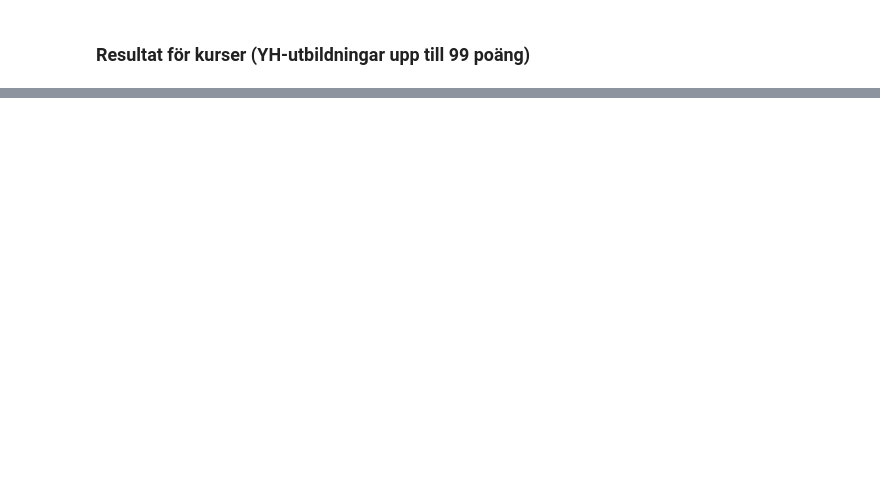
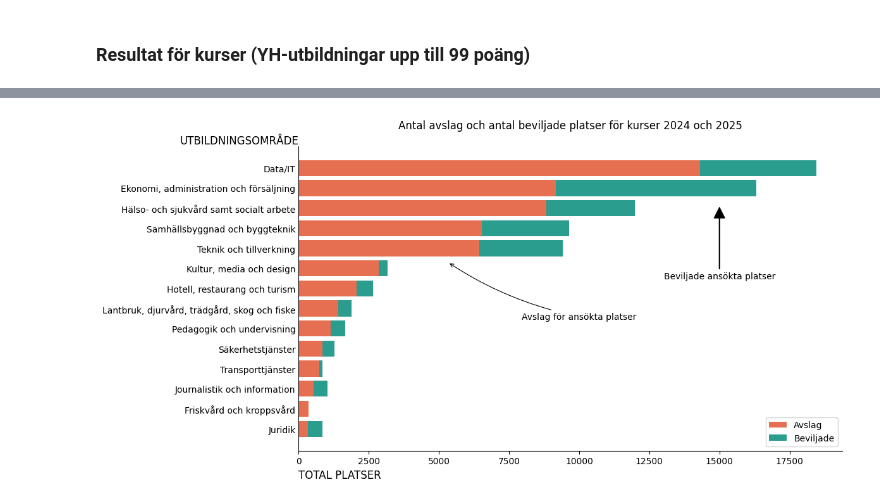
Before and after one commit to plyschbjorn/yh_project_the_skool_group4, a Jupyter notebook: EDA_filer/EDA_Eyoub.ipynb, the cells around one changed output, grey strips where cells are left out. Cells and saved outputs as stored; diff of their text form; code cells hidden in the pictures; blank space fills up the shorter version.

```diff
--- a/EDA_filer/EDA_Eyoub.ipynb
+++ b/EDA_filer/EDA_Eyoub.ipynb
@@ -130,0 +160,14 @@ result_df.head()
+# %%
+import duckdb
+bevilade_avslag = duckdb.query(
+    """--sql
+    SELECT
+        apu."Sökt utbildningsområde",
+        apu."Total ansökta platser",
+        b."Totalt antal beviljade platser"
+    FROM
+        beviljade b
+    LEFT JOIN
+        ansökta_platser_utbildningsområde apu ON b.id = apu.id;
+    """
+).df()
@@ -130,0 +253,5 @@ result_df.head()
+# %%
+bevilade_avslag["antal_avslag"] = bevilade_avslag["Total ansökta platser"] - bevilade_avslag["Totalt antal beviljade platser"]
+# %%
+bevilade_avslag.drop("Total ansökta platser", axis=1, inplace=True)
+bevilade_avslag
@@ -130,0 +274,64 @@ result_df.head()
+# %%
+import numpy as np
+import matplotlib.pyplot as plt
+
+
+bevilade_avslag.sort_values(by="antal_avslag", inplace=True)
+
+fig, ax = plt.subplots(figsize=(12, 6))
+
+
+length = np.arange(len(bevilade_avslag["Sökt utbildningsområde"]))
+
+
+färg_avslag = "#e76f51"
+färg_beviljad = "#2a9d8f"
+
+
+ax.barh(length, bevilade_avslag["antal_avslag"], label="Avslag", color=färg_avslag)
+ax.barh(
+    length,
+    bevilade_avslag["Totalt antal beviljade platser"],
+    left=bevilade_avslag["antal_avslag"],
+    label="Beviljade",
+    color=färg_beviljad
+)
+
+
+ax.legend()
+ax.tick_params("y", length=0)
+ax.spines[["top", "right"]].set_visible(False)
+ax.set_yticks(length)
+ax.set_yticklabels(bevilade_avslag["Sökt utbildningsområde"])
+ax.set_title("Antal avslag och antal beviljade platser för kurser 2024 och 2025", pad=20)
+ax.set_ylabel("UTBILDNINGSOMRÅDE", loc="top", rotation=0, fontsize=12)
+ax.yaxis.set_label_coords(0, 1)
+ax.set_xlabel("TOTAL PLATSER", loc="left", fontsize=12)
+
+
+if len(ax.patches) > 3:
+    rect1 = ax.patches[0]
+    rect2 = ax.patches[2]
+
+    ax.annotate(
+        "Avslag för ansökta platser",
+        xy=(rect1.get_width() + 5000, rect1.get_y() + 8.7),
+        ha="center",
+        va="center",
+        arrowprops=dict(arrowstyle="->", linewidth=0.8, connectionstyle="arc3, rad=-.1"),
+        xytext=(rect1.get_height() + 10000, rect1.get_y() + 6)
+    )
+
+    ax.annotate(
+        "Beviljade ansökta platser",
+        xy=(rect2.get_height() + 15000, rect2.get_y() + 9.5),
+        ha="center",
+        va="center",
+        arrowprops=dict(facecolor="black", shrink=0.02, width=0.5),
+        xytext=(rect2.get_height() + 15000, rect2.get_y() + 6)
+    )
+
+fig.tight_layout()
+plt.show()
+# %% [output]
+[figure, added]
```
Also changed, not shown: parts of 15 cells of this notebook.
